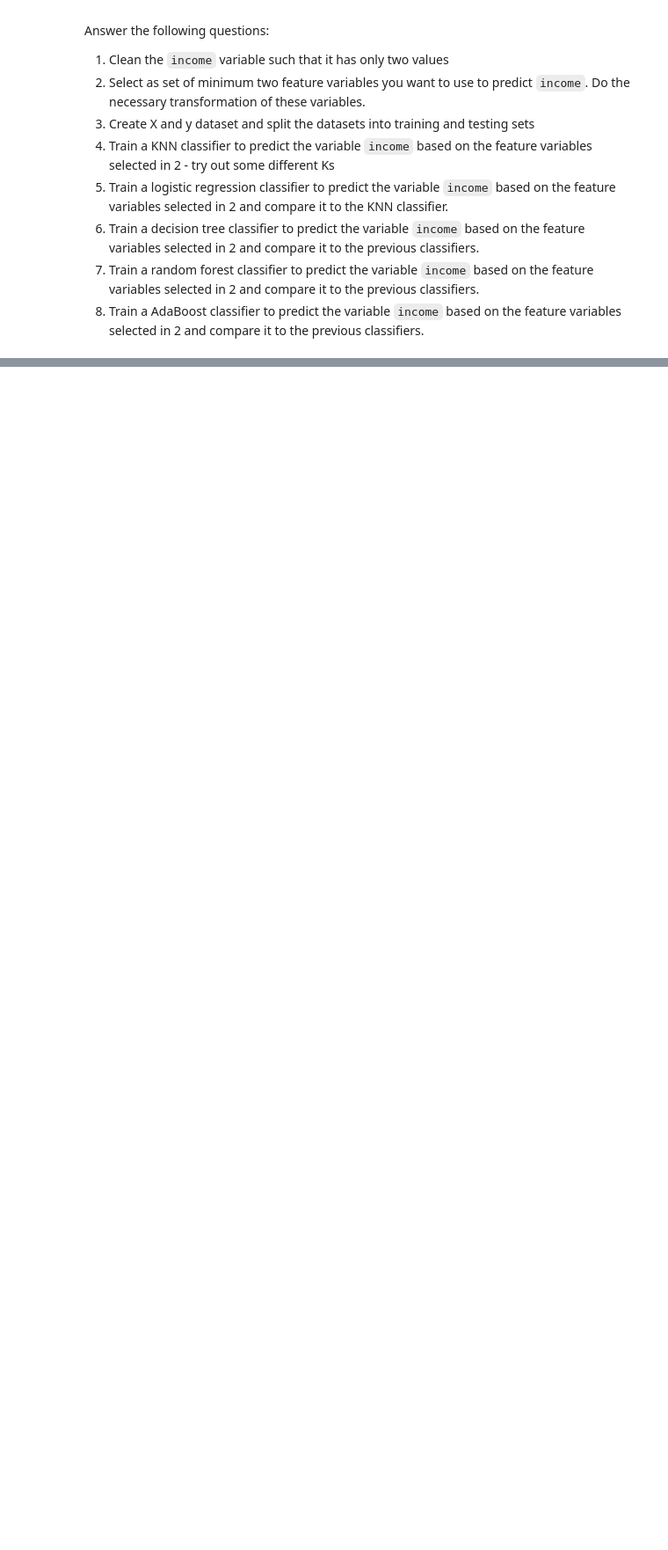
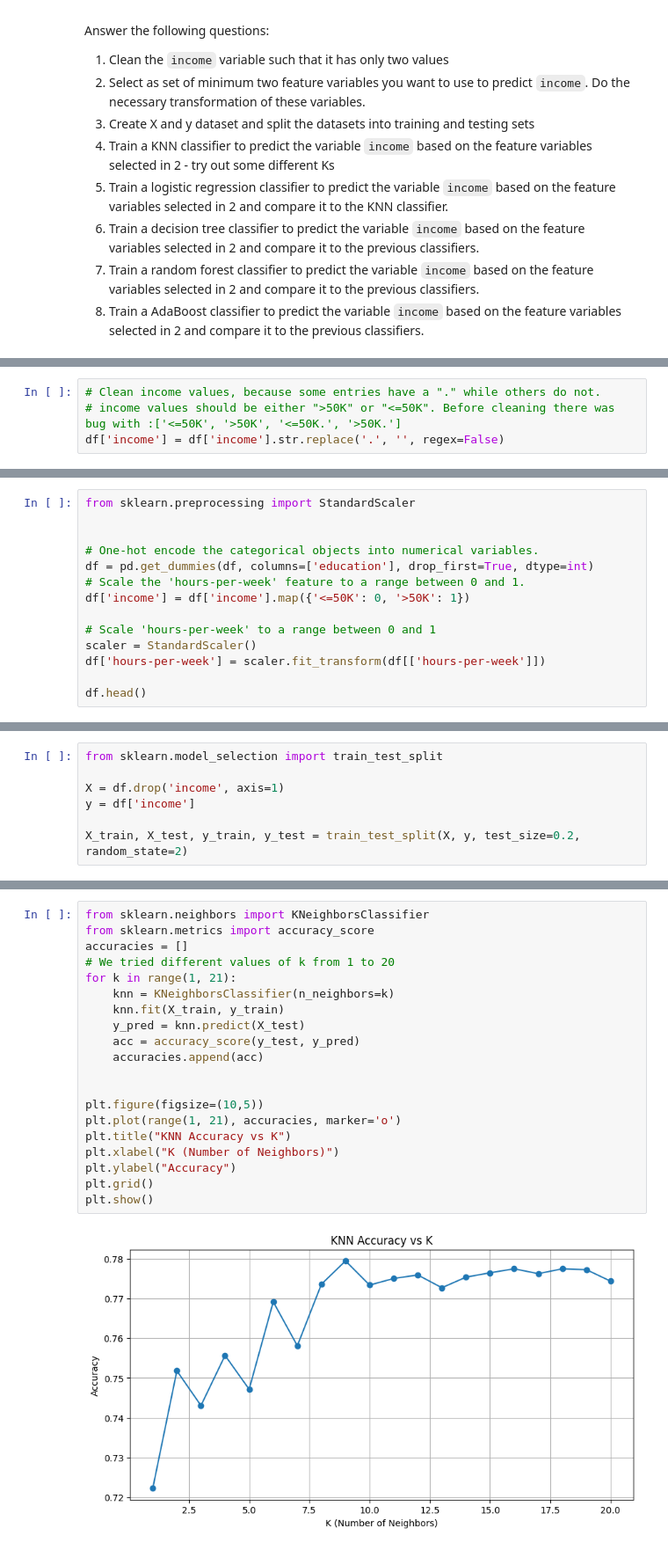
Before and after one commit to Sebastianrix/Data-Things, a Jupyter notebook: 6) Classification/Exercises in Classification II.ipynb, the cells around one changed output, grey strips where cells are left out. Shown at 88% size. Drawn from its saved outputs; the diff is of its cells as text; blank space fills up the shorter version.

```diff
--- a/6) Classification/Exercises in Classification II.ipynb
+++ b/6) Classification/Exercises in Classification II.ipynb
@@ -30,0 +36,4 @@ Answer the following questions:
+# %%
+# Clean income values, because some entries have a "." while others do not.
+# income values should be either ">50K" or "<=50K". Before cleaning there was bug with :['<=50K', '>50K', '<=50K.', '>50K.']
+df['income'] = df['income'].str.replace('.', '', regex=False)
@@ -30,0 +67,14 @@ Answer the following questions:
+# %%
+from sklearn.preprocessing import StandardScaler
+
+
+# One-hot encode the categorical objects into numerical variables.
+df = pd.get_dummies(df, columns=['education'], drop_first=True, dtype=int)
+# Scale the 'hours-per-week' feature to a range between 0 and 1.
+df['income'] = df['income'].map({'<=50K': 0, '>50K': 1})
+
+# Scale 'hours-per-week' to a range between 0 and 1
+scaler = StandardScaler()
+df['hours-per-week'] = scaler.fit_transform(df[['hours-per-week']])
+
+df.head()
@@ -30,0 +90,7 @@ Answer the following questions:
+# %%
+from sklearn.model_selection import train_test_split
+
+X = df.drop('income', axis=1)
+y = df['income']
+
+X_train, X_test, y_train, y_test = train_test_split(X, y, test_size=0.2, random_state=2)
@@ -30,0 +99,22 @@ Answer the following questions:
+# %%
+from sklearn.neighbors import KNeighborsClassifier
+from sklearn.metrics import accuracy_score
+accuracies = []
+# We tried different values of k from 1 to 20
+for k in range(1, 21):
+    knn = KNeighborsClassifier(n_neighbors=k)
+    knn.fit(X_train, y_train)
+    y_pred = knn.predict(X_test)
+    acc = accuracy_score(y_test, y_pred)
+    accuracies.append(acc)
+
+
+plt.figure(figsize=(10,5))
+plt.plot(range(1, 21), accuracies, marker='o')
+plt.title("KNN Accuracy vs K")
+plt.xlabel("K (Number of Neighbors)")
+plt.ylabel("Accuracy")
+plt.grid()
+plt.show()
+# %% [output]
+[figure, added]
```
Also changed, not shown: parts of 21 cells of this notebook, 1 other file.
